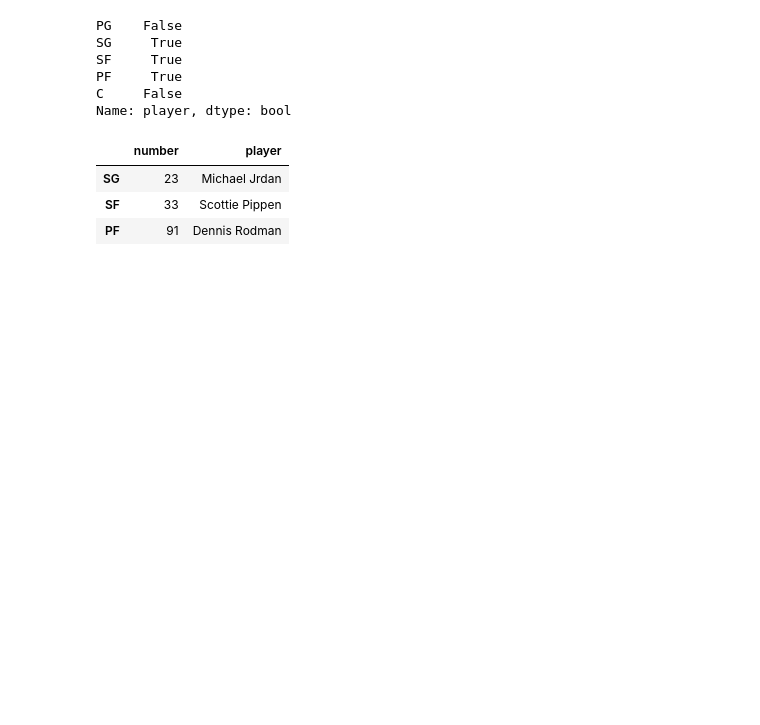
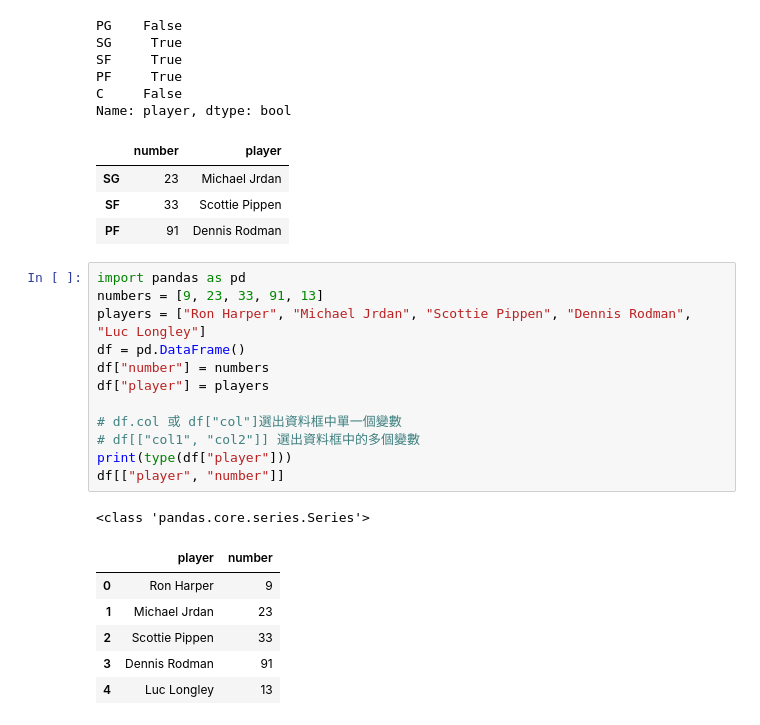
Before and after one commit to astalee812/Python-Practice, a Jupyter notebook: Data Science in Action.ipynb, the cells around one changed output. Cells and saved outputs as stored; diff of their text form; blank space fills up the shorter version.

```diff
--- a/Data Science in Action.ipynb
+++ b/Data Science in Action.ipynb
@@ -235,3 +245,23 @@ Name: player, dtype: bool
 | SG | 23 | Michael Jrdan |
 | SF | 33 | Scottie Pippen |
 | PF | 91 | Dennis Rodman |
+# %%
+import pandas as pd
+numbers = [9, 23, 33, 91, 13]
+players = ["Ron Harper", "Michael Jrdan", "Scottie Pippen", "Dennis Rodman", "Luc Longley"]
+df = pd.DataFrame()
+df["number"] = numbers
+df["player"] = players
+
+# df.col 或 df["col"]選出資料框中單一個變數
+# df[["col1", "col2"]] 選出資料框中的多個變數
+print(type(df["player"]))
+df[["player", "number"]]
+# %% [output]
+<class 'pandas.core.series.Series'>
+|  | player | number |
+| 0 | Ron Harper | 9 |
+| 1 | Michael Jrdan | 23 |
+| 2 | Scottie Pippen | 33 |
+| 3 | Dennis Rodman | 91 |
+| 4 | Luc Longley | 13 |
```
Also changed, not shown: parts of 7 cells of this notebook.
